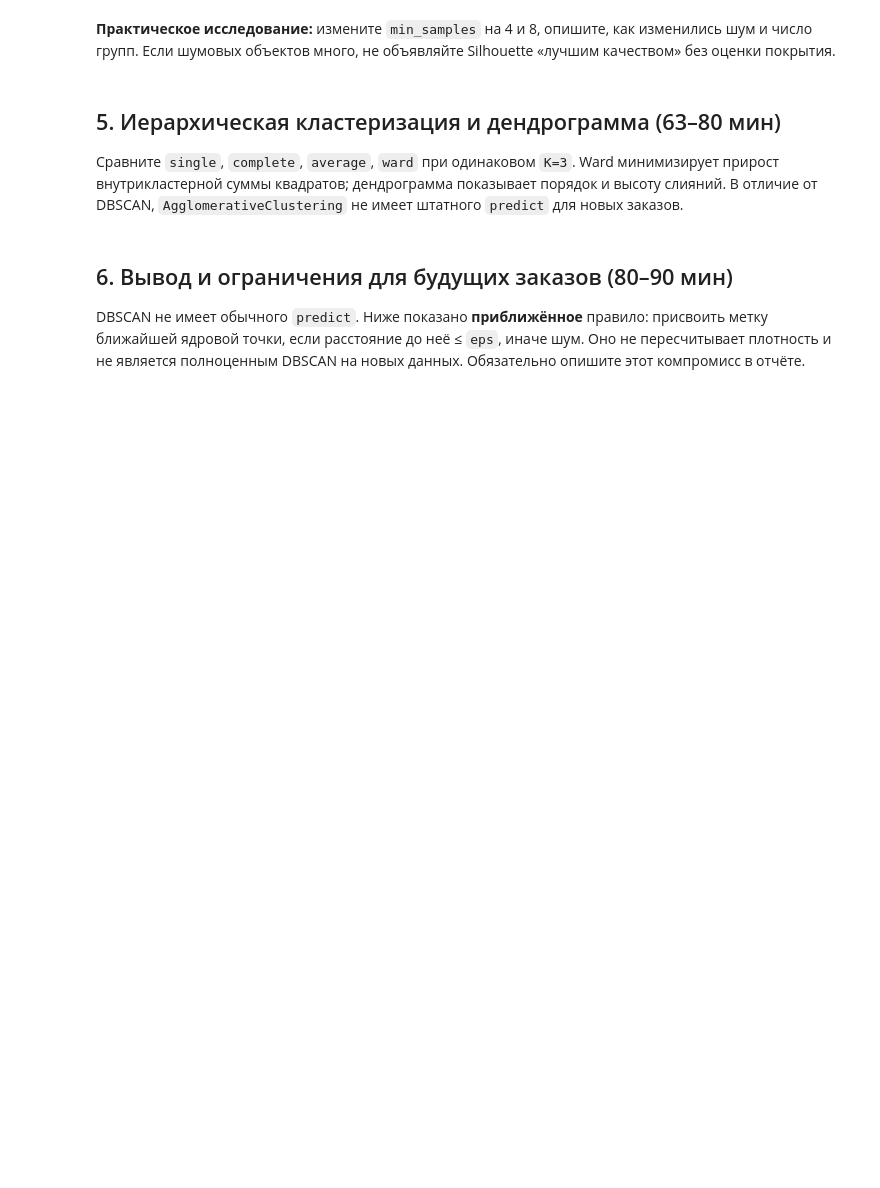
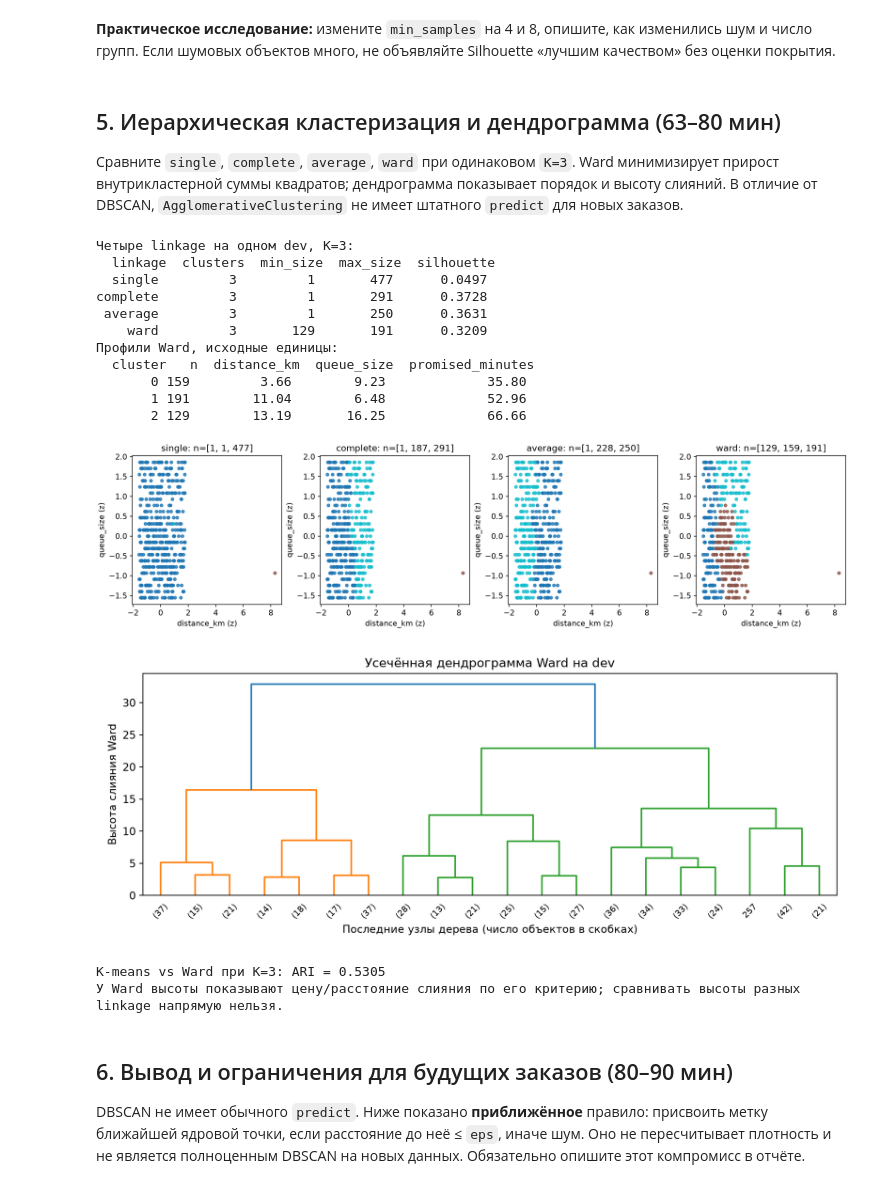
Before and after one commit to Vladislav-Evg-Sid/utmn-master-degree, a Jupyter notebook: tii/lb17/17_student.ipynb, the cells around one changed output. Drawn from its saved outputs; the diff is of its cells as text; code cells hidden in the pictures; blank space fills up the shorter version.

```diff
--- a/tii/lb17/17_student.ipynb
+++ b/tii/lb17/17_student.ipynb
@@ -139,20 +262,49 @@ ax.grid(alpha=.2);plt.show()
 # %%
 K=3
 rows_h=[];hier_labels={}
-for method in ['single','complete','average','ward']:
+fig,axs=plt.subplots(1,4,figsize=(14,3.5),constrained_layout=True)
+for ax,method in zip(axs,['single','complete','average','ward']):
     labs=AgglomerativeClustering(n_clusters=K,linkage=method).fit_predict(Z_dev)
     hier_labels[method]=labs
     counts=np.bincount(labs)
-    sil=silhouette_score(Z_dev,labs) if len(set(labs))>1 and len(set(labs))<len(Z_dev) else np.nan
-    rows_h.append(dict(linkage=method,clusters=len(set(labs)),min_size=int(counts.min()),max_size=int(counts.max()),silhouette=sil))
-results_h=pd.DataFrame(rows_h);print(results_h.to_string(index=False))
+    sil=float(silhouette_score(Z_dev,labs))
+    rows_h.append({'linkage':method,'clusters':len(set(labs)),'min_size':int(counts.min()),
+                   'max_size':int(counts.max()),'silhouette':sil})
+    ax.scatter(Z_dev[:,0],Z_dev[:,1],c=labs,cmap='tab10',s=15,alpha=.8)
+    ax.set_title(f'{method}: n={sorted(counts.tolist())}');ax.set(xlabel='distance_km (z)',ylabel='queue_size (z)')
+results_h=pd.DataFrame(rows_h)
+print('Четыре linkage на одном dev, K=3:\n',results_h.round(4).to_string(index=False))
+ward_profiles=dev[FEATURES].copy()
+ward_profiles[FEATURES]=imp.transform(dev[FEATURES])
+ward_profiles['cluster']=hier_labels['ward']
+ward_profiles=ward_profiles.groupby('cluster').agg(n=('cluster','size'),distance_km=('distance_km','mean'),queue_size=('queue_size','mean'),promised_minutes=('promised_minutes','mean')).reset_index()
+print('Профили Ward, исходные единицы:\n',ward_profiles.round(2).to_string(index=False))
+ward_profiles.to_csv('17_ward_profiles.csv',index=False,encoding='utf-8-sig')
+fig.savefig('17_linkage_comparison.png',dpi=170);display(Image(filename='17_linkage_comparison.png'));plt.close(fig)
 Z_link=linkage(Z_dev,method='ward')
 fig,ax=plt.subplots(figsize=(10,4.0))
 dendrogram(Z_link,truncate_mode='lastp',p=min(20,len(dev)-1),show_leaf_counts=True,ax=ax)
-ax.set(xlabel='Последние узлы дерева (число объектов в скобках)',ylabel='Расстояние объединения (Ward)',title='Усечённая дендрограмма Ward на dev')
-plt.xticks(rotation=45,fontsize=8);plt.tight_layout();plt.show()
+ax.set(xlabel='Последние узлы дерева (число объектов в скобках)',ylabel='Высота слияния Ward',title='Усечённая дендрограмма Ward на dev')
+plt.xticks(rotation=45,fontsize=8);fig.tight_layout();fig.savefig('17_ward_dendrogram.png',dpi=170);display(Image(filename='17_ward_dendrogram.png'));plt.close(fig)
 base=KMeans(n_clusters=K,n_init=10,random_state=42).fit_predict(Z_dev)
-print('K-means vs Ward: ARI =',round(adjusted_rand_score(base,hier_labels['ward']),4))
+print('K-means vs Ward при K=3: ARI =',round(adjusted_rand_score(base,hier_labels['ward']),4))
+print('У Ward высоты показывают цену/расстояние слияния по его критерию; сравнивать высоты разных linkage напрямую нельзя.')
+# %% [output]
+Четыре linkage на одном dev, K=3:
+  linkage  clusters  min_size  max_size  silhouette
+  single         3         1       477      0.0497
+complete         3         1       291      0.3728
+ average         3         1       250      0.3631
+    ward         3       129       191      0.3209
+Профили Ward, исходные единицы:
+  cluster   n  distance_km  queue_size  promised_minutes
+       0 159         3.66        9.23             35.80
+       1 191        11.04        6.48             52.96
+       2 129        13.19       16.25             66.66
+[figure, added]
+[figure, added]
+K-means vs Ward при K=3: ARI = 0.5305
+У Ward высоты показывают цену/расстояние слияния по его критерию; сравнивать высоты разных linkage напрямую нельзя.
 # %% [markdown]
 ## 6. Вывод и ограничения для будущих заказов (80–90 мин)
 DBSCAN не имеет обычного `predict`. Ниже показано **приближённое** правило: присвоить метку ближайшей ядровой точки, если расстояние до неё ≤ `eps`, иначе шум. Оно не пересчитывает плотность и не является полноценным DBSCAN на новых данных. Обязательно опишите этот компромисс в отчёте.
```
Also changed, not shown: parts of 6 cells of this notebook, 19 other files.
